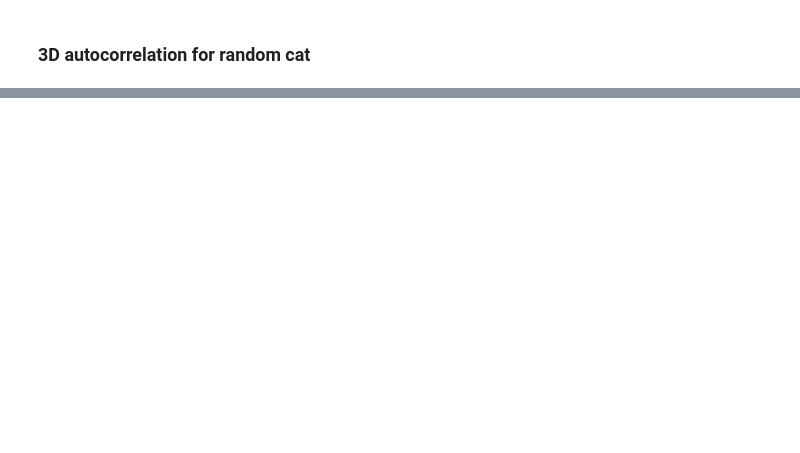
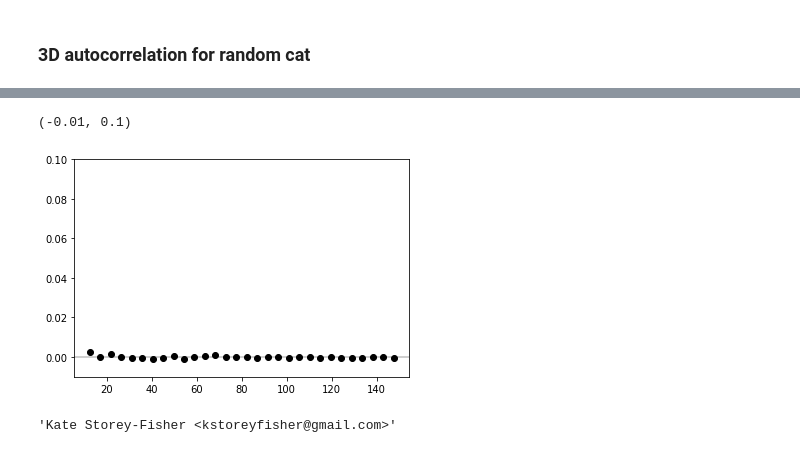
Before and after one commit to abbyw24/CFE_gradients, a Jupyter notebook: lss_data/jul12-corrfunc-with-mocks.ipynb, the cells around one changed output, grey strips where cells are left out. Saved outputs shown, nothing was run; the diff lists cells and outputs as text; code cells hidden in the pictures; blank space fills up the shorter version.

```diff
--- a/lss_data/jul12-corrfunc-with-mocks.ipynb
+++ b/lss_data/jul12-corrfunc-with-mocks.ipynb
@@ -96,0 +116,13 @@ plt.loglog()
+# %%
+results_xi_rand = Cf.theory.xi(boxsize, nthreads, rbins, x_rand, y_rand, z_rand)
+# %%
+plt.plot(0.5 * (rbins[1:] + rbins[:-1]), results_xi_rand["xi"], "ko")
+plt.axhline(0.0, color="k", alpha=0.25)
+plt.ylim(-0.01, 0.1)
+# %% [output]
+(-0.01, 0.1)
+[figure, added]
+# %%
+Cf.__author__
+# %% [output]
+'Kate Storey-Fisher <kstoreyfisher@gmail.com>'
```
Also changed, not shown: parts of 15 cells of this notebook, 1 other file.
